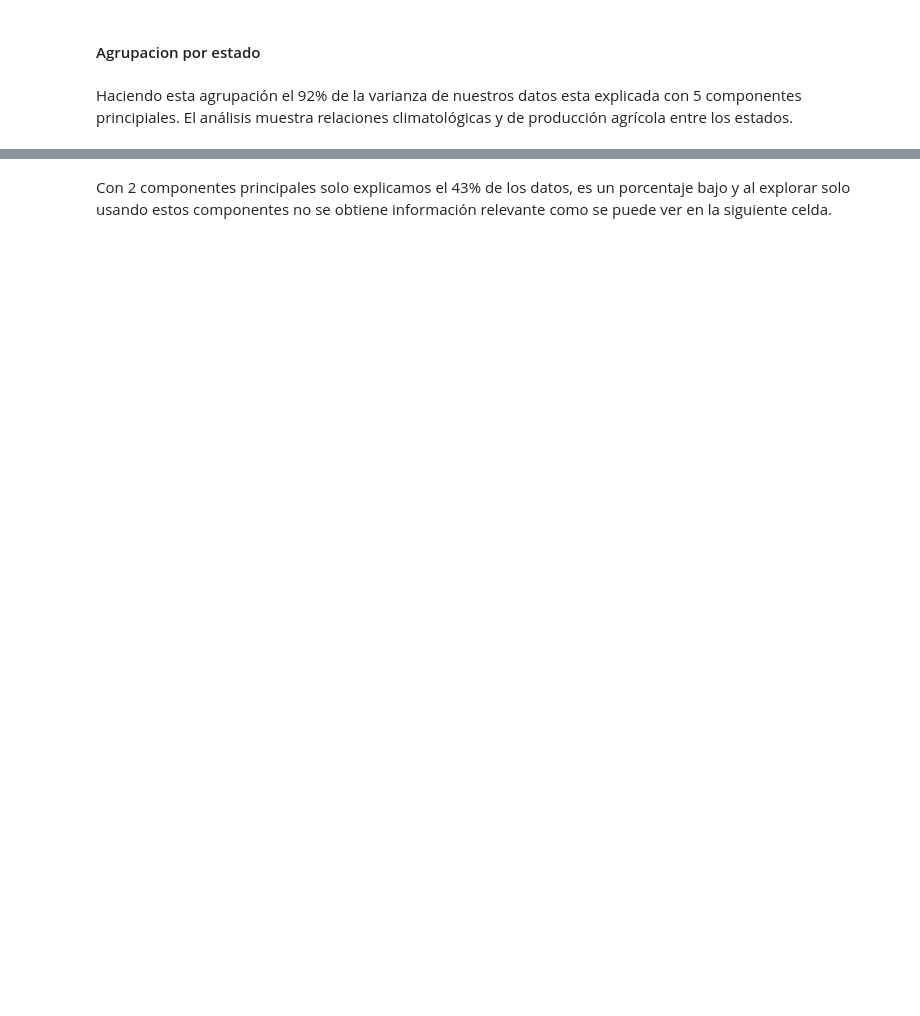
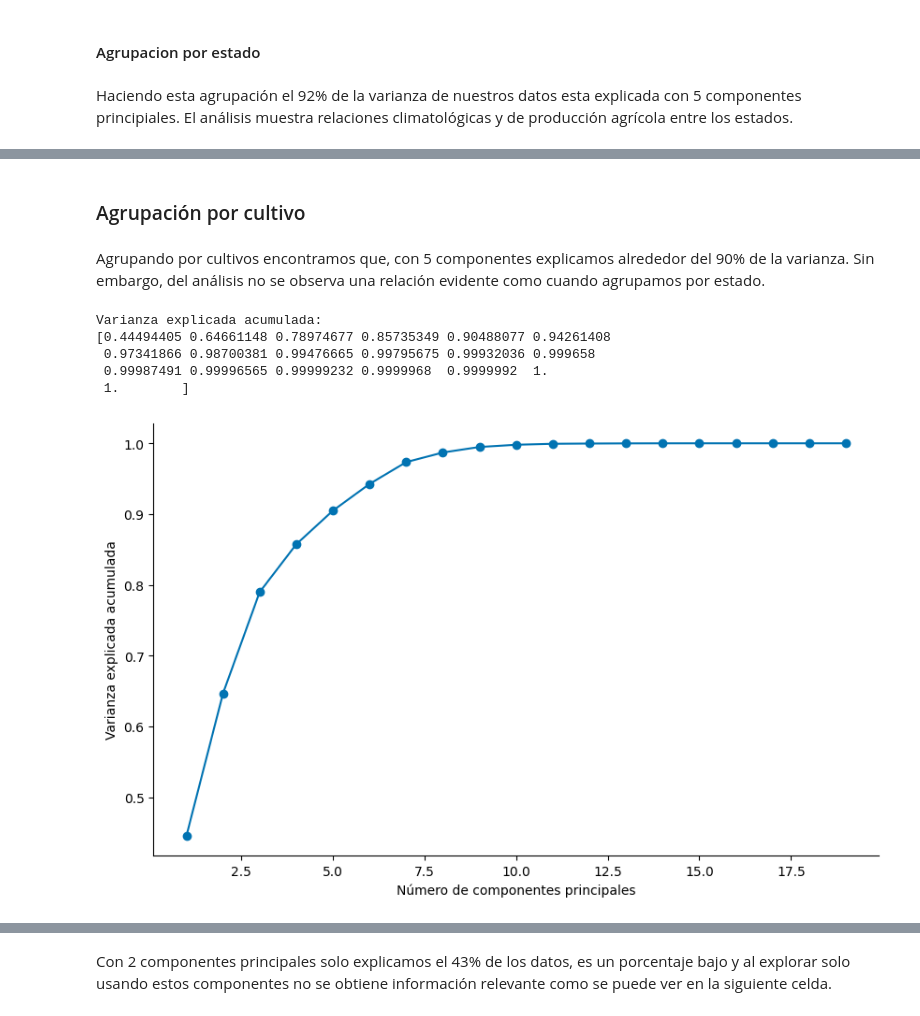
Before and after one commit to ProyectosMCD/RedBAMX, a Jupyter notebook: EDA/eda_Dataframes_Combinado.ipynb, the cells around one changed output, grey strips where cells are left out. Saved outputs shown, nothing was run; the diff lists cells and outputs as text; code cells hidden in the pictures; blank space fills up the shorter version.

```diff
--- a/EDA/eda_Dataframes_Combinado.ipynb
+++ b/EDA/eda_Dataframes_Combinado.ipynb
@@ -594,0 +749,62 @@ Haciendo esta agrupación el 92% de la varianza de nuestros datos esta explicada
+# %% [markdown]
+### Agrupación por cultivo
+# %% [markdown]
+Agrupando por cultivos encontramos que, con 5 componentes explicamos alrededor del 90% de la varianza. Sin embargo, del análisis no se observa una relación evidente como cuando agrupamos por estado.
+# %%
+# Eliminamos columnas
+df_group_crop = df_SIAP_sniim_clima_precip_ivf.drop(['Año', 'Mes', 'Rendimiento(udm/ha)',
+                                                      'Estado_CVE', 'Estado'], axis=1)
+
+
+# Funciones de agregación
+default_aggregation_function = 'mean'
+specific_aggregations = {
+    'Superficie(ha)_Sembrada': 'sum',
+    'Superficie(ha)_Cosechada': 'sum',
+    'Superficie(ha)_Siniestrada': 'sum',
+    'Producción': 'sum',
+    'Precipitación': 'sum',
+    'Precipitacion': 'sum'
+}
+aggregation_functions = {col: specific_aggregations.get(col, default_aggregation_function) for col in df_group_crop.columns}
+aggregation_functions.pop('Cultivo')
+
+# Hacemos la agrupación porcultivo
+df_group_crop = df_group_crop.groupby(['Cultivo']).agg(aggregation_functions).reset_index()
+df_to_pca_crop = df_group_crop.drop('Cultivo', axis=1)
+
+# Imputar valores faltantes
+imputer = SimpleImputer(strategy='mean')
+df_to_pca_crop = pd.DataFrame(imputer.fit_transform(df_to_pca_crop), columns=df_to_pca_crop.columns)
+
+# Estandarizamos a media 0 y varianza 1
+scaler_crop = StandardScaler()
+df_to_pca_crop_scaled = scaler_crop.fit_transform(df_to_pca_crop)
+
+# Aplicamos PCA
+pca_crop = PCA()
+pca_crop.fit_transform(df_to_pca_crop_scaled)
+
+
+# Obtenemos la varianza explicada acumulada
+explained_variance_ratio = pca_crop.explained_variance_ratio_
+cumulative_variance_ratio = explained_variance_ratio.cumsum()
+print("Varianza explicada acumulada:")
+print(cumulative_variance_ratio)
+
+# Graficamos
+plt.figure(figsize=(10, 6))
+plt.plot(range(1, len(cumulative_variance_ratio) + 1), cumulative_variance_ratio, marker='o', linestyle='-')
+plt.xlabel('Número de componentes principales')
+plt.ylabel('Varianza explicada acumulada')
+plt.gca().spines['right'].set_visible(False)
+plt.gca().spines['top'].set_visible(False)
+plt.grid(False)
+plt.show()
+# %% [output]
+Varianza explicada acumulada:
+[0.44494405 0.64661148 0.78974677 0.85735349 0.90488077 0.94261408
+ 0.97341866 0.98700381 0.99476665 0.99795675 0.99932036 0.999658
+ 0.99987491 0.99996565 0.99999232 0.9999968  0.9999992  1.
+ 1.        ]
+[figure, added]
```
Also changed, not shown: parts of 10 cells of this notebook.
